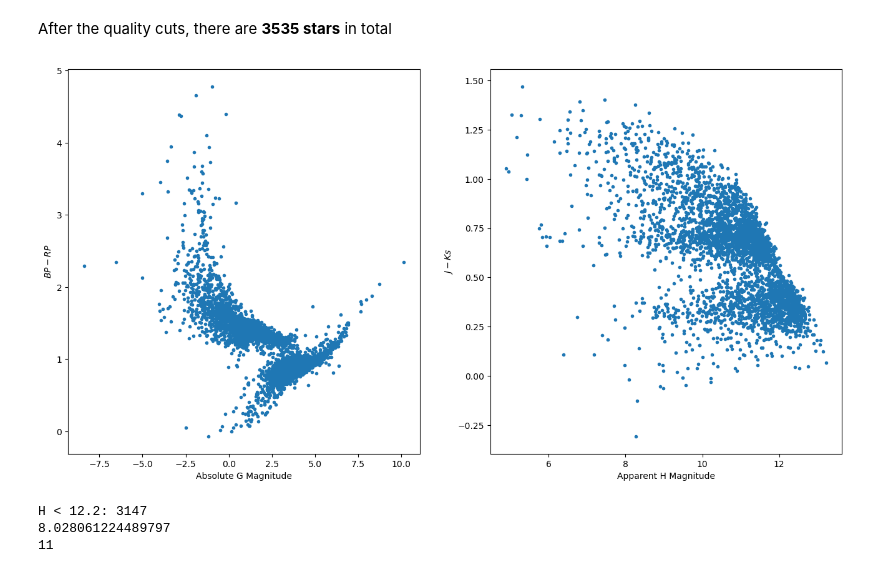
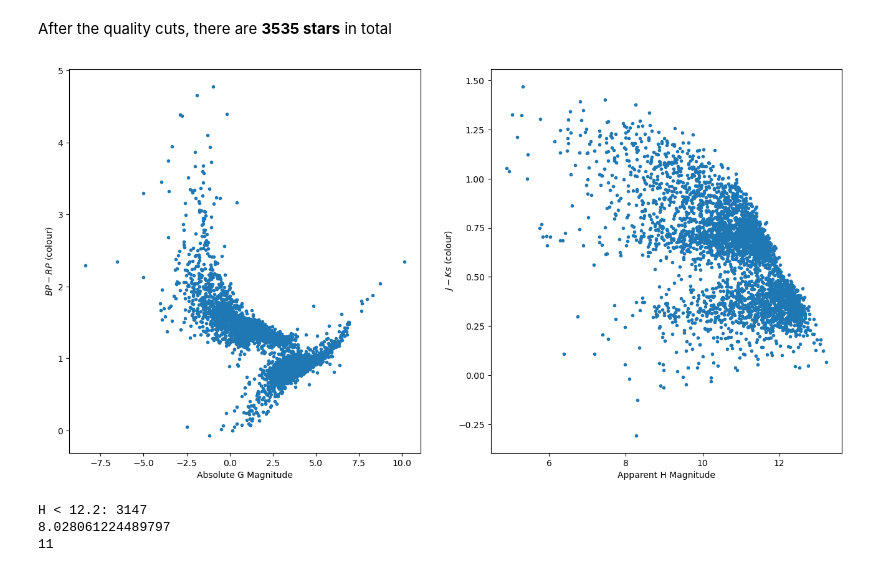
Before and after one commit to Taaseen-Islam-u7121940/astr4004_assignment_3, a Jupyter notebook: question_2.ipynb, the cells around one changed output. Cells and saved outputs as stored; diff of their text form; code cells hidden in the pictures.

```diff
--- a/question_2.ipynb
+++ b/question_2.ipynb
@@ -88,19 +88,19 @@ After the quality cuts, there are **3535 stars** in total
 # %%
 fig, axs = plt.subplots(1,2, figsize=(16, 8))
 axl = axs[0]
 axr = axs[1]
 axl.scatter(df_good["g_M"], df_good["bp_rp"], marker=".")
 axl.set_xlabel("Absolute G Magnitude")
-axl.set_ylabel("$BP - RP$")
+axl.set_ylabel("$BP - RP$ (colour)")
 
 axr.scatter(df_good["h_m"], df_good["j_ks"], marker=".")
 axr.set_xlabel("Apparent H Magnitude")
-axr.set_ylabel("$J-Ks$")
+axr.set_ylabel("$J-Ks$ (colour)")
 
 plt.savefig("figures/cmds_R147.png", dpi=200, bbox_inches="tight")
 plt.show()
 # %% [output]
-[figure, old version]
+[figure, new version]
 # %%
 print("H < 12.2:", np.sum(df_good["h_m"] < 12.2))
 # 3147 stars with H<12.2 and 392 2dF fibres at a time
```
Also changed, not shown: 1 other file.
